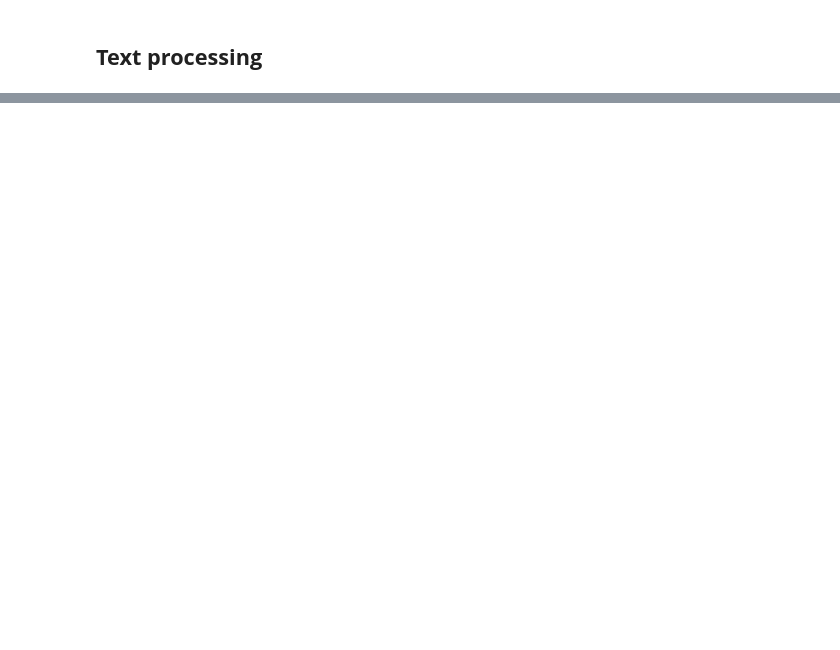
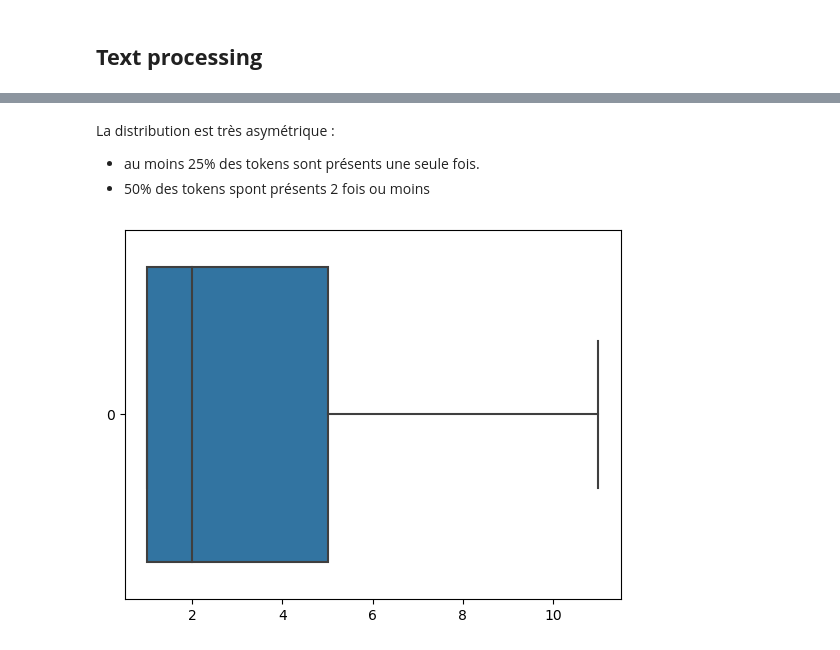
Before and after one commit to BiGHeaDMaX/Suggestion-automatique-de-mots-cles, a Jupyter notebook: 01 - Pré-traitements et Exploration.ipynb, the cells around one changed output, grey strips where cells are left out. Drawn from its saved outputs; the diff is of its cells as text; code cells hidden in the pictures; blank space fills up the shorter version.

```diff
--- a/01 - Pré-traitements et Exploration.ipynb
+++ b/01 - Pré-traitements et Exploration.ipynb
@@ -310,0 +330,18 @@ Is something missing, If something is wrong please help me to fix this
+# %%
+def basic_cleaning(doc):
+    """Cleaning de base"""
+
+    # Passage en minuscule
+    doc = doc.lower().strip()  # .strip() enlève le/les caractère(s) définis à gauche et à droite (espace par défaut)
+
+    # Tokenisation avec NLTK
+    tokenizer = RegexpTokenizer(r"\w+")
+    raw_tokens_list = tokenizer.tokenize(doc)
+
+    # Suppression des stop words
+    cleaned_tokens_list = [w for w in raw_tokens_list if w not in stop_words]
+
+    # Suppression des caractères numériques
+    alpha_tokens = [w for w in cleaned_tokens_list if w.isalpha()]
+
+    return alpha_tokens
@@ -310,0 +354,3 @@ Is something missing, If something is wrong please help me to fix this
+# %%
+raw_corpus = " ".join(data.corpus.values)
+print(f"Le corpus global fait {len(raw_corpus)} caractères.")
@@ -310,0 +361,3 @@ Is something missing, If something is wrong please help me to fix this
+# %%
+corpus = basic_cleaning(raw_corpus)
+display_tokens_infos(corpus)
@@ -310,0 +370,12 @@ Is something missing, If something is wrong please help me to fix this
+# %%
+# On fait le compte des différents tokens
+tmp = pd.Series(corpus).value_counts()
+
+print("Tokens les plus fréquents : ")
+display(tmp.head(10))
+
+print("Tokens les moins fréquents : ")
+display(tmp.tail(10))
+
+print("Distribution des présences des tokens : ")
+display(tmp.describe())
@@ -310,0 +417,8 @@ Is something missing, If something is wrong please help me to fix this
+# %% [markdown]
+La distribution est très asymétrique :
+- au moins 25% des tokens sont présents une seule fois.
+- 50% des tokens spont présents 2 fois ou moins
+# %%
+sns.boxplot(tmp, orient='h', showfliers=False);
+# %% [output]
+[figure, added]
```
Also changed, not shown: parts of 55 cells of this notebook.
